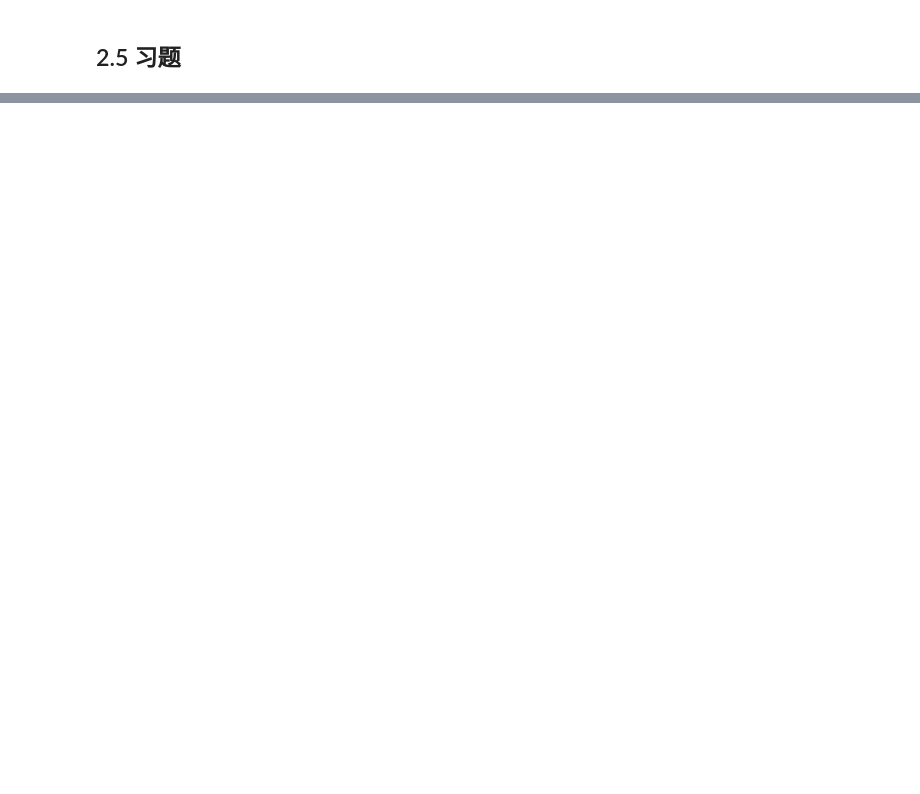
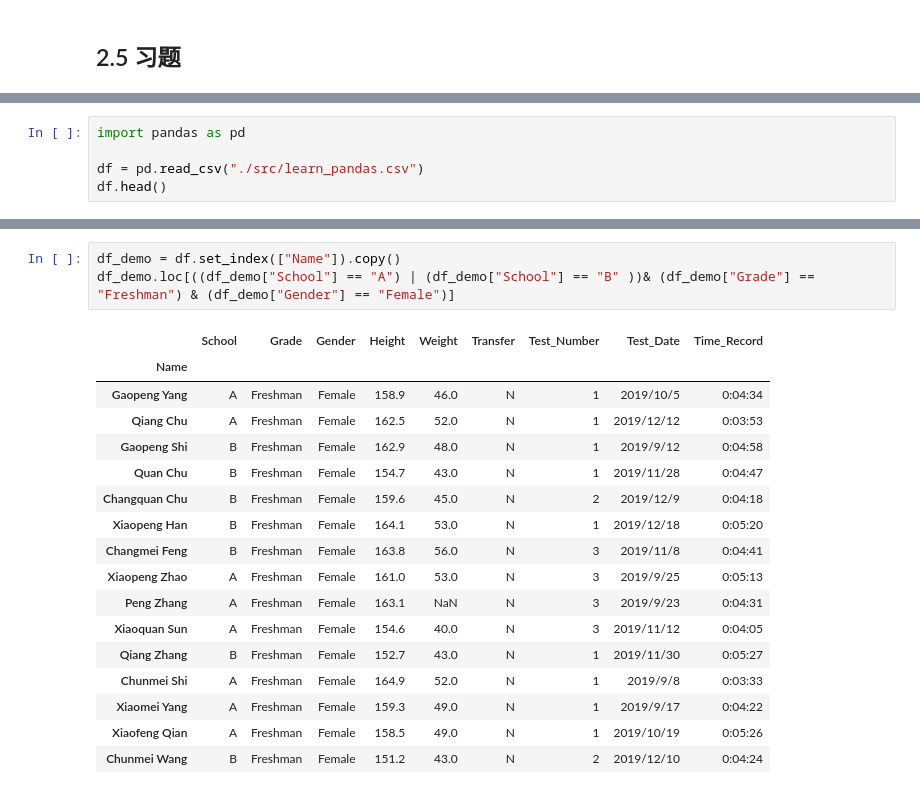
Before and after one commit to shawVV1992/StudyNote, a Jupyter notebook: DA_study/pandas/pandas数据处理与分析.ipynb, the cells around one changed output, grey strips where cells are left out. Cells and saved outputs as stored; diff of their text form; blank space fills up the shorter version.

Commit message:
pandas until 3.2

```diff
--- a/DA_study/pandas/pandas数据处理与分析.ipynb
+++ b/DA_study/pandas/pandas数据处理与分析.ipynb
@@ -610,0 +618,5 @@ Name: proportion, dtype: float64
+# %%
+import pandas as pd
+
+df = pd.read_csv("./src/learn_pandas.csv")
+df.head()
@@ -610,0 +630,21 @@ Name: proportion, dtype: float64
+# %%
+df_demo = df.set_index(["Name"]).copy()
+df_demo.loc[((df_demo["School"] == "A") | (df_demo["School"] == "B" ))& (df_demo["Grade"] == "Freshman") & (df_demo["Gender"] == "Female")]
+# %% [output]
+|  | School | Grade | Gender | Height | Weight | Transfer | Test_Number | Test_Date | Time_Record |
+| Name |  |  |  |  |  |  |  |  |  |
+| Gaopeng Yang | A | Freshman | Female | 158.9 | 46.0 | N | 1 | 2019/10/5 | 0:04:34 |
+| Qiang Chu | A | Freshman | Female | 162.5 | 52.0 | N | 1 | 2019/12/12 | 0:03:53 |
+| Gaopeng Shi | B | Freshman | Female | 162.9 | 48.0 | N | 1 | 2019/9/12 | 0:04:58 |
+| Quan Chu | B | Freshman | Female | 154.7 | 43.0 | N | 1 | 2019/11/28 | 0:04:47 |
+| Changquan Chu | B | Freshman | Female | 159.6 | 45.0 | N | 2 | 2019/12/9 | 0:04:18 |
+| Xiaopeng Han | B | Freshman | Female | 164.1 | 53.0 | N | 1 | 2019/12/18 | 0:05:20 |
+| Changmei Feng | B | Freshman | Female | 163.8 | 56.0 | N | 3 | 2019/11/8 | 0:04:41 |
+| Xiaopeng Zhao | A | Freshman | Female | 161.0 | 53.0 | N | 3 | 2019/9/25 | 0:05:13 |
+| Peng Zhang | A | Freshman | Female | 163.1 | NaN | N | 3 | 2019/9/23 | 0:04:31 |
+| Xiaoquan Sun | A | Freshman | Female | 154.6 | 40.0 | N | 3 | 2019/11/12 | 0:04:05 |
+| Qiang Zhang | B | Freshman | Female | 152.7 | 43.0 | N | 1 | 2019/11/30 | 0:05:27 |
+| Chunmei Shi | A | Freshman | Female | 164.9 | 52.0 | N | 1 | 2019/9/8 | 0:03:33 |
+| Xiaomei Yang | A | Freshman | Female | 159.3 | 49.0 | N | 1 | 2019/9/17 | 0:04:22 |
+| Xiaofeng Qian | A | Freshman | Female | 158.5 | 49.0 | N | 1 | 2019/10/19 | 0:05:26 |
+| Chunmei Wang | B | Freshman | Female | 151.2 | 43.0 | N | 2 | 2019/12/10 | 0:04:24 |
```
Also changed, not shown: parts of 23 cells of this notebook.
